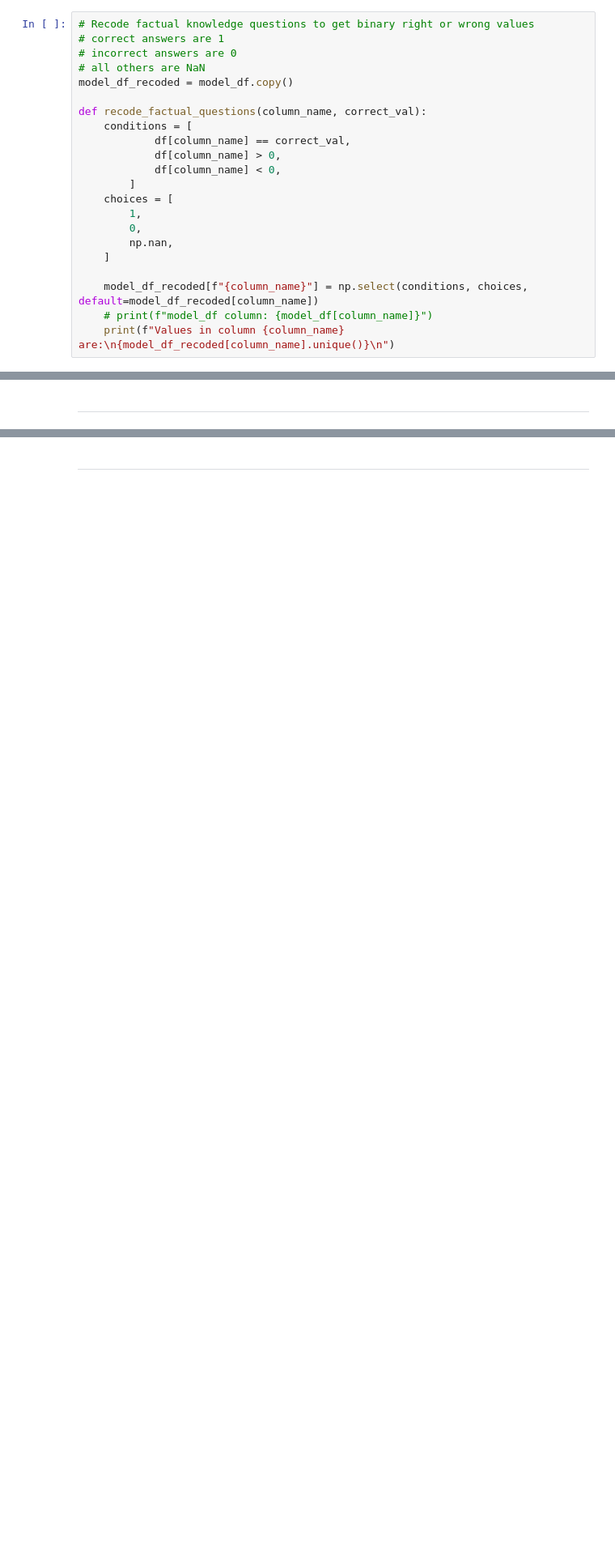
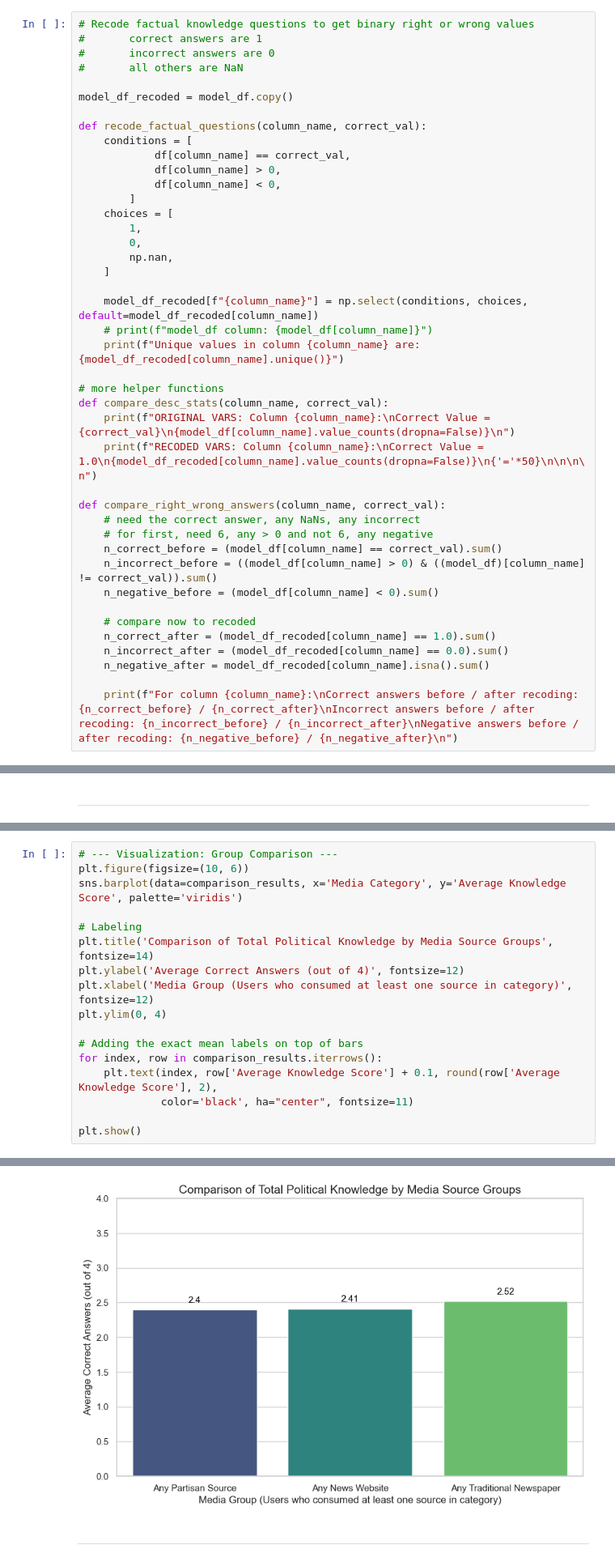
Before and after one commit to npisar/SI313-homework, a Jupyter notebook: module assignments/pisarczyk_Surveys Assignment.ipynb, the cells around one changed output, grey strips where cells are left out. Shown at 81% size. Cells and saved outputs as stored; diff of their text form; blank space fills up the shorter version.

```diff
--- a/module assignments/pisarczyk_Surveys Assignment.ipynb
+++ b/module assignments/pisarczyk_Surveys Assignment.ipynb
@@ -116,9 +110,10 @@ print(model_df.head())
 [5 rows x 26 columns]
 # %%
 # Recode factual knowledge questions to get binary right or wrong values
-# correct answers are 1
-# incorrect answers are 0
-# all others are NaN
+#       correct answers are 1
+#       incorrect answers are 0
+#       all others are NaN
+
 model_df_recoded = model_df.copy()
 
 def recode_factual_questions(column_name, correct_val):
@@ -135,5 +130,24 @@ def recode_factual_questions(column_name, correct_val):
 
     model_df_recoded[f"{column_name}"] = np.select(conditions, choices, default=model_df_recoded[column_name])
     # print(f"model_df column: {model_df[column_name]}")
-    print(f"Values in column {column_name} are:\n{model_df_recoded[column_name].unique()}\n")
+    print(f"Unique values in column {column_name} are: {model_df_recoded[column_name].unique()}")
+
+# more helper functions
+def compare_desc_stats(column_name, correct_val):
+    print(f"ORIGINAL VARS: Column {column_name}:\nCorrect Value = {correct_val}\n{model_df[column_name].value_counts(dropna=False)}\n")
+    print(f"RECODED VARS: Column {column_name}:\nCorrect Value = 1.0\n{model_df_recoded[column_name].value_counts(dropna=False)}\n{'='*50}\n\n\n\n")
+
+def compare_right_wrong_answers(column_name, correct_val):
+    # need the correct answer, any NaNs, any incorrect
+    # for first, need 6, any > 0 and not 6, any negative
+    n_correct_before = (model_df[column_name] == correct_val).sum()
+    n_incorrect_before = ((model_df[column_name] > 0) & ((model_df)[column_name] != correct_val)).sum()
+    n_negative_before = (model_df[column_name] < 0).sum()
+
+    # compare now to recoded
+    n_correct_after = (model_df_recoded[column_name] == 1.0).sum()
+    n_incorrect_after = (model_df_recoded[column_name] == 0.0).sum()
+    n_negative_after = model_df_recoded[column_name].isna().sum()
+
+    print(f"For column {column_name}:\nCorrect answers before / after recoding: {n_correct_before} / {n_correct_after}\nIncorrect answers before / after recoding: {n_incorrect_before} / {n_incorrect_after}\nNegative answers before / after recoding: {n_negative_before} / {n_negative_after}\n")
 # %%
@@ -184,0 +371,18 @@ Values in column senate_majority are:
+# %%
+# --- Visualization: Group Comparison ---
+plt.figure(figsize=(10, 6))
+sns.barplot(data=comparison_results, x='Media Category', y='Average Knowledge Score', palette='viridis')
+
+# Labeling
+plt.title('Comparison of Total Political Knowledge by Media Source Groups', fontsize=14)
+plt.ylabel('Average Correct Answers (out of 4)', fontsize=12)
+plt.xlabel('Media Group (Users who consumed at least one source in category)', fontsize=12)
+plt.ylim(0, 4)
+
+# Adding the exact mean labels on top of bars
+for index, row in comparison_results.iterrows():
+    plt.text(index, row['Average Knowledge Score'] + 0.1, round(row['Average Knowledge Score'], 2),
+             color='black', ha="center", fontsize=11)
+
+plt.show()
+# %% [output]
@@ -185,3 +392,4 @@ Values in column senate_majority are:
+[figure, added]
 # %% [markdown]
 ---
 # %% [markdown]
```
Also changed, not shown: parts of 11 cells of this notebook.
